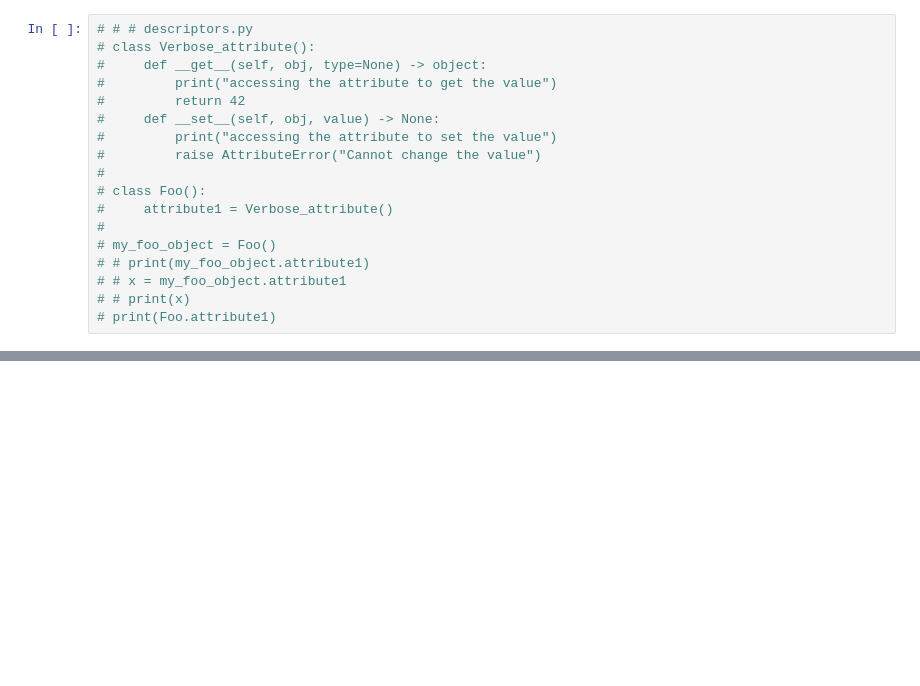
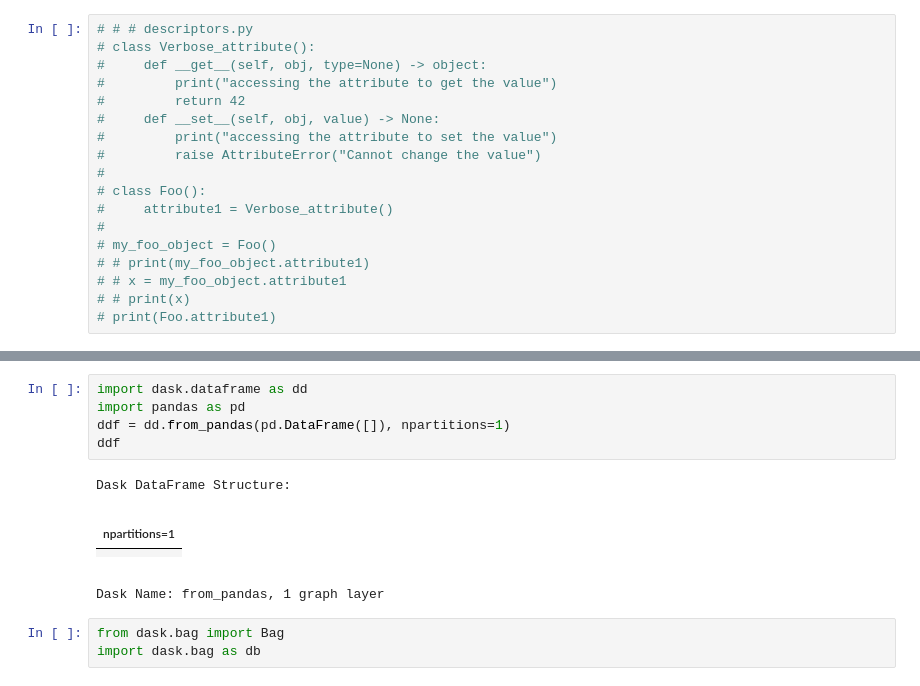
Before and after one commit to Binjian/eos, a Jupyter notebook: eos/utils/sandbox.ipynb, the cells around one changed output, grey strips where cells are left out. Drawn from its saved outputs; the diff is of its cells as text; blank space fills up the shorter version.

```diff
--- a/eos/utils/sandbox.ipynb
+++ b/eos/utils/sandbox.ipynb
@@ -109,0 +124,15 @@ True
+# %%
+import dask.dataframe as dd
+import pandas as pd
+ddf = dd.from_pandas(pd.DataFrame([]), npartitions=1)
+ddf
+# %% [output]
+Dask DataFrame Structure:
+|  |
+| npartitions=1 |
+|  |
+|  |
+Dask Name: from_pandas, 1 graph layer
+# %%
+from dask.bag import Bag
+import dask.bag as db
```
Also changed, not shown: parts of 1 cell of this notebook, 7 other files.
